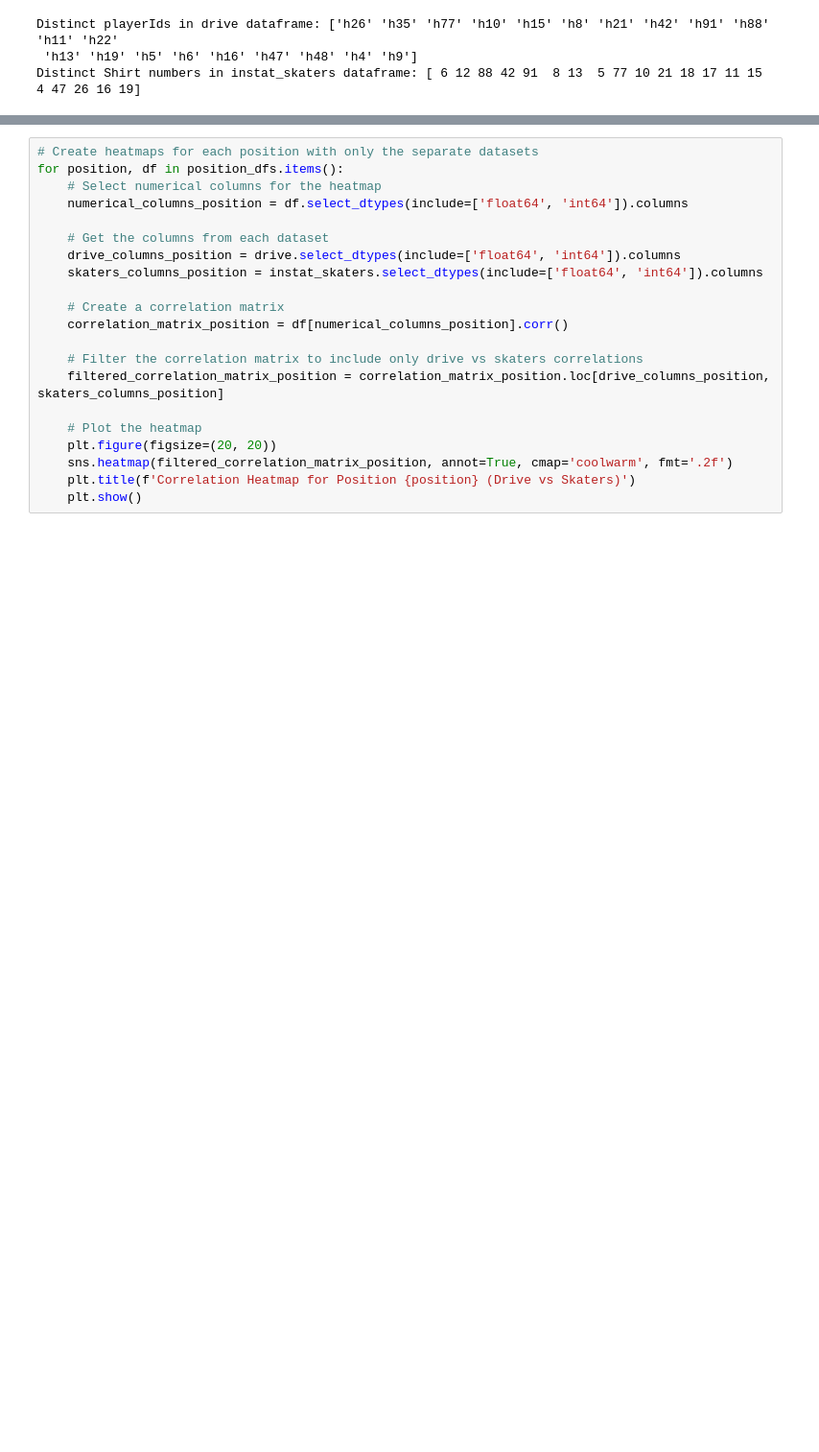
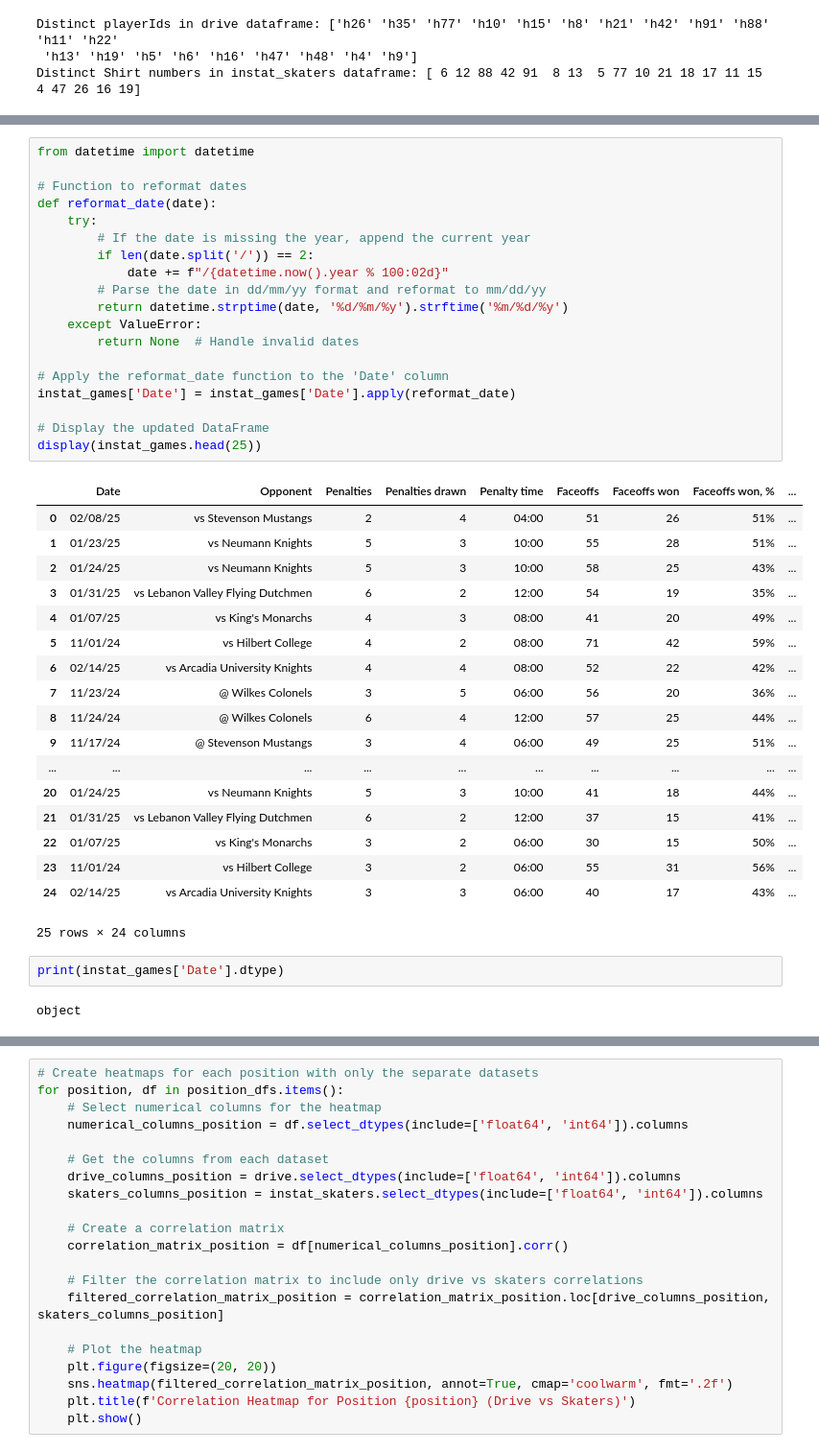
Before and after one commit to sarahsetiawan/Hood-Hockey, a Jupyter notebook: DataAnalysis/Analysis_Predictive.ipynb, the cells around one changed output, grey strips where cells are left out. Shown at 96% size. Saved outputs shown, nothing was run; the diff lists cells and outputs as text; blank space fills up the shorter version.

Commit message:
Date time conversion for games table

```diff
--- a/DataAnalysis/Analysis_Predictive.ipynb
+++ b/DataAnalysis/Analysis_Predictive.ipynb
@@ -381,0 +515,42 @@ display(merged_df.head())
+# %%
+from datetime import datetime
+
+# Function to reformat dates
+def reformat_date(date):
+    try:
+        # If the date is missing the year, append the current year
+        if len(date.split('/')) == 2:
+            date += f"/{datetime.now().year % 100:02d}"
+        # Parse the date in dd/mm/yy format and reformat to mm/dd/yy
+        return datetime.strptime(date, '%d/%m/%y').strftime('%m/%d/%y')
+    except ValueError:
+        return None  # Handle invalid dates
+
+# Apply the reformat_date function to the 'Date' column
+instat_games['Date'] = instat_games['Date'].apply(reformat_date)
+
+# Display the updated DataFrame
+display(instat_games.head(25))
+# %% [output]
+|  | Date | Opponent | Penalties | Penalties drawn | Penalty time | Faceoffs | Faceoffs won | Faceoffs won, % | ... |
+| 0 | 02/08/25 | vs Stevenson Mustangs | 2 | 4 | 04:00 | 51 | 26 | 51% | ... |
+| 1 | 01/23/25 | vs Neumann Knights | 5 | 3 | 10:00 | 55 | 28 | 51% | ... |
+| 2 | 01/24/25 | vs Neumann Knights | 5 | 3 | 10:00 | 58 | 25 | 43% | ... |
+| 3 | 01/31/25 | vs Lebanon Valley Flying Dutchmen | 6 | 2 | 12:00 | 54 | 19 | 35% | ... |
+| 4 | 01/07/25 | vs King's Monarchs | 4 | 3 | 08:00 | 41 | 20 | 49% | ... |
+| 5 | 11/01/24 | vs Hilbert College | 4 | 2 | 08:00 | 71 | 42 | 59% | ... |
+| 6 | 02/14/25 | vs Arcadia University Knights | 4 | 4 | 08:00 | 52 | 22 | 42% | ... |
+| 7 | 11/23/24 | @ Wilkes Colonels | 3 | 5 | 06:00 | 56 | 20 | 36% | ... |
+| 8 | 11/24/24 | @ Wilkes Colonels | 6 | 4 | 12:00 | 57 | 25 | 44% | ... |
+| 9 | 11/17/24 | @ Stevenson Mustangs | 3 | 4 | 06:00 | 49 | 25 | 51% | ... |
+| ... | ... | ... | ... | ... | ... | ... | ... | ... | ... |
+| 20 | 01/24/25 | vs Neumann Knights | 5 | 3 | 10:00 | 41 | 18 | 44% | ... |
+| 21 | 01/31/25 | vs Lebanon Valley Flying Dutchmen | 6 | 2 | 12:00 | 37 | 15 | 41% | ... |
+| 22 | 01/07/25 | vs King's Monarchs | 3 | 2 | 06:00 | 30 | 15 | 50% | ... |
+| 23 | 11/01/24 | vs Hilbert College | 3 | 2 | 06:00 | 55 | 31 | 56% | ... |
+| 24 | 02/14/25 | vs Arcadia University Knights | 3 | 3 | 06:00 | 40 | 17 | 43% | ... |
+25 rows × 24 columns
+# %%
+print(instat_games['Date'].dtype)
+# %% [output]
+object
```
Also changed, not shown: parts of 25 cells of this notebook.
